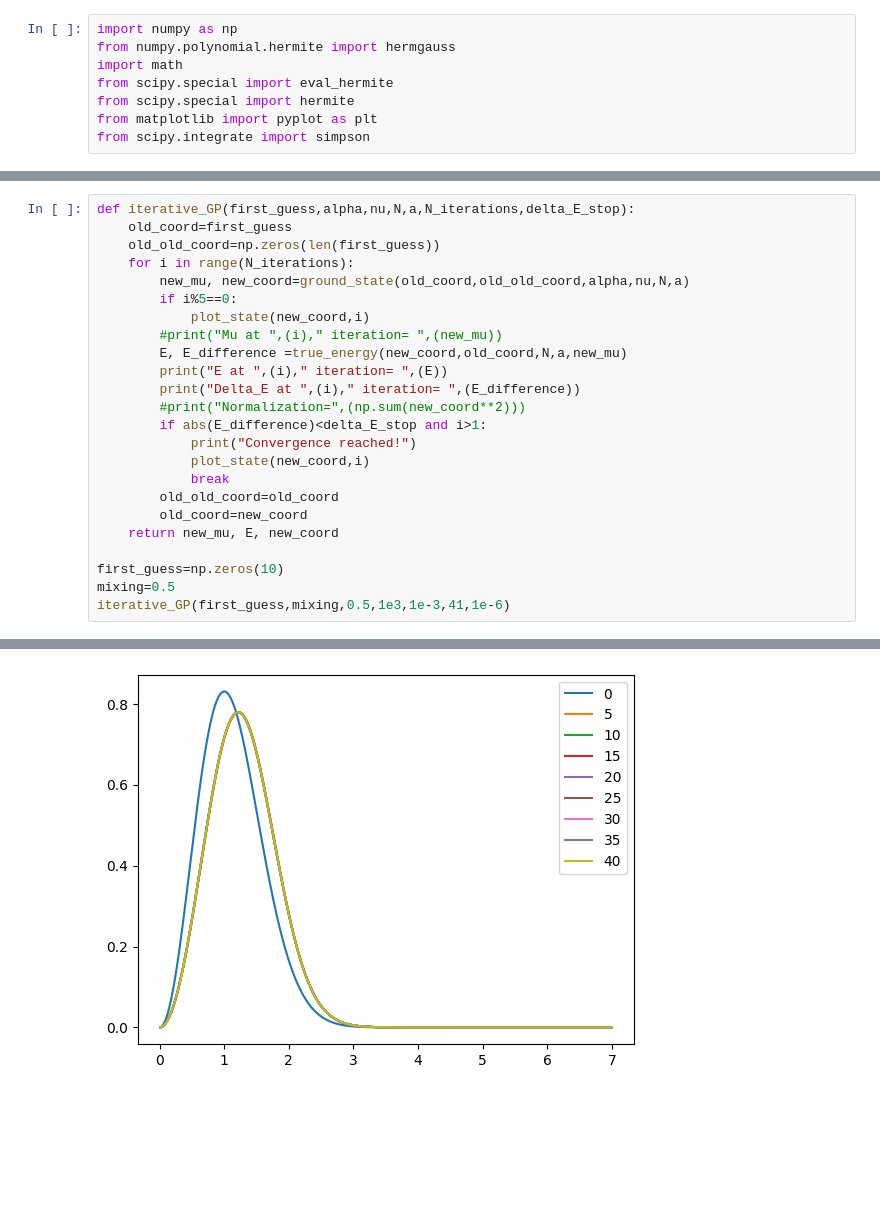
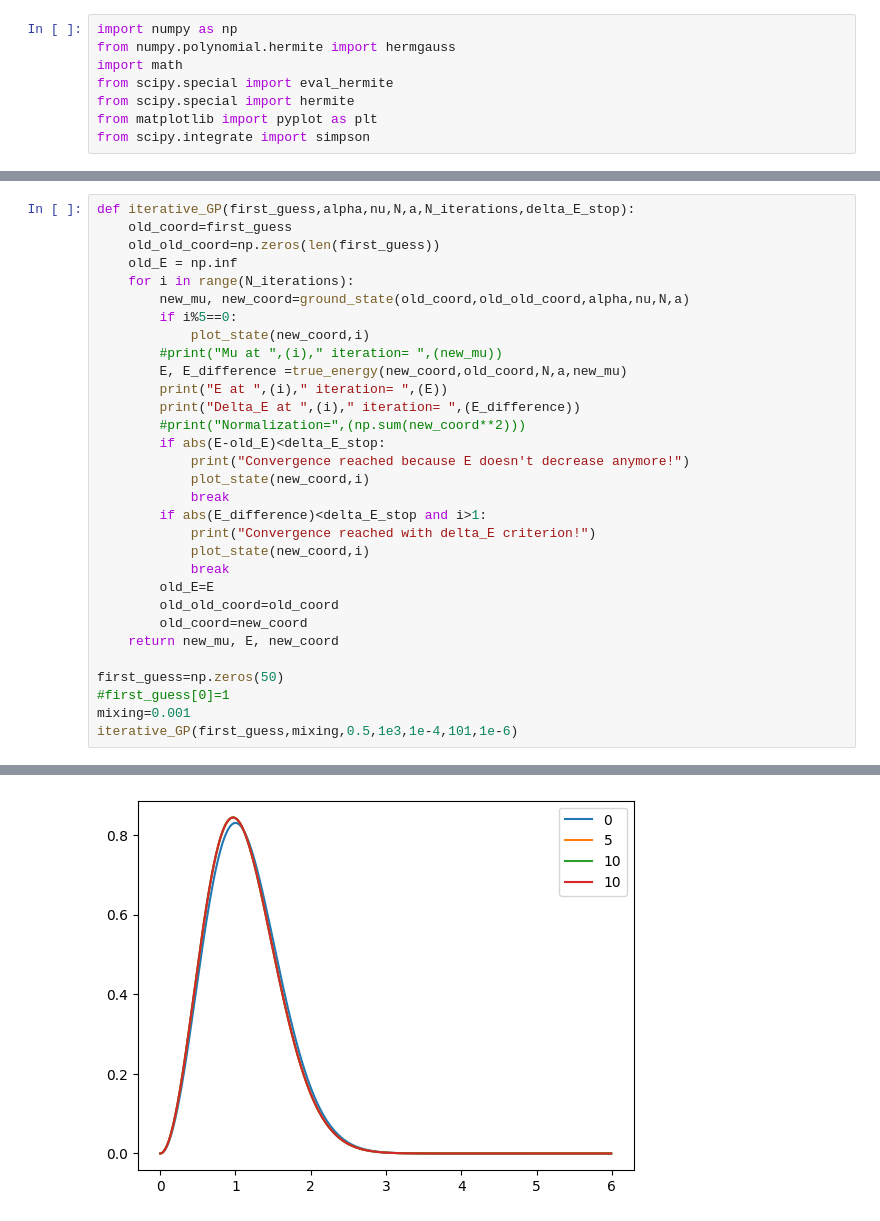
Before and after one commit to ihategoto/physipy, a Jupyter notebook: physipy/notebooks/GP variational.ipynb, the cells around one changed output, grey strips where cells are left out. Drawn from its saved outputs; the diff is of its cells as text; blank space fills up the shorter version.

```diff
--- a/physipy/notebooks/GP variational.ipynb
+++ b/physipy/notebooks/GP variational.ipynb
@@ -101,6 +164,7 @@ def plot_state(coefficients,it):
 def iterative_GP(first_guess,alpha,nu,N,a,N_iterations,delta_E_stop):
     old_coord=first_guess
     old_old_coord=np.zeros(len(first_guess))
+    old_E = np.inf
     for i in range(N_iterations):
         new_mu, new_coord=ground_state(old_coord,old_old_coord,alpha,nu,N,a)
         if i%5==0:
@@ -110,17 +174,23 @@ def iterative_GP(first_guess,alpha,nu,N,a,N_iterations,delta_E_stop):
         print("E at ",(i)," iteration= ",(E))
         print("Delta_E at ",(i)," iteration= ",(E_difference))
         #print("Normalization=",(np.sum(new_coord**2)))
-        if abs(E_difference)<delta_E_stop and i>1:
-            print("Convergence reached!")
+        if abs(E-old_E)<delta_E_stop:
+            print("Convergence reached because E doesn't decrease anymore!")
             plot_state(new_coord,i)
             break
+        if abs(E_difference)<delta_E_stop and i>1:
+            print("Convergence reached with delta_E criterion!")
+            plot_state(new_coord,i)
+            break
+        old_E=E
         old_old_coord=old_coord
         old_coord=new_coord
     return new_mu, E, new_coord
 
-first_guess=np.zeros(10)
-mixing=0.5
-iterative_GP(first_guess,mixing,0.5,1e3,1e-3,41,1e-6)
+first_guess=np.zeros(50)
+#first_guess[0]=1
+mixing=0.001
+iterative_GP(first_guess,mixing,0.5,1e3,1e-4,101,1e-6)
 # %% [output]
 E at  0  iteration=  1.5
 Delta_E at  0  iteration=  0.0
@@ -147 +227 @@ Delta_E at  40  iteration=  -0.0021771225013796913
-[figure, old version]
+[figure, new version]
```
Also changed, not shown: parts of 3 cells of this notebook.
